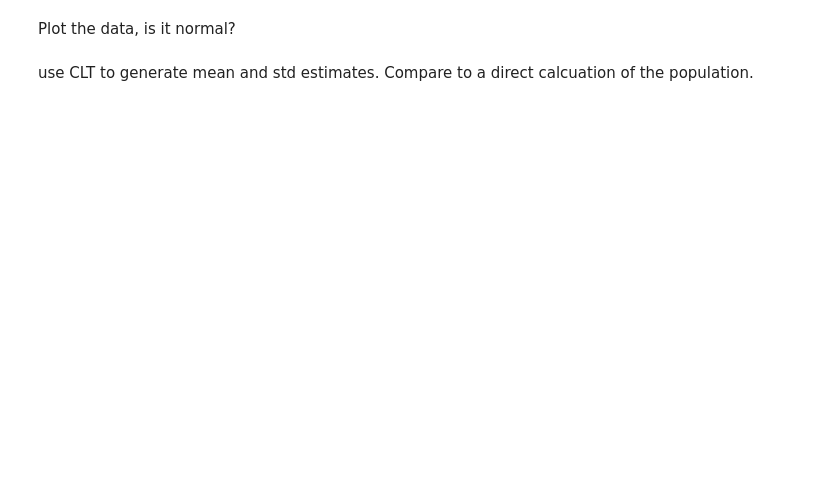
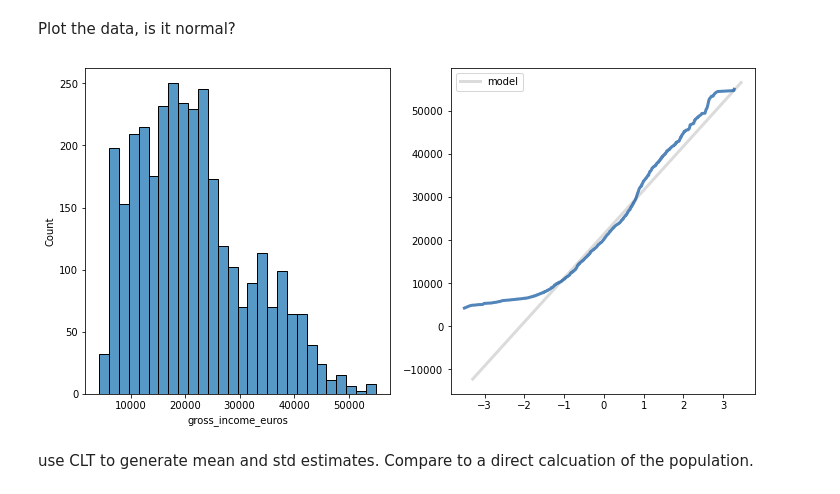
Before and after one commit to allyryry/BasicClassExamples, a Jupyter notebook: 026_Central_Limit_Theorem.ipynb, the cells around one changed output. Saved outputs shown, nothing was run; the diff lists cells and outputs as text; code cells hidden in the pictures; blank space fills up the shorter version.

```diff
--- a/026_Central_Limit_Theorem.ipynb
+++ b/026_Central_Limit_Theorem.ipynb
@@ -170,2 +247,11 @@ Plot the data, is it normal?
+# %%
+#Plot Distribution
+thinkplot.PrePlot(2,1,2)
+sns.histplot(df_sal["gross_income_euros"])
+thinkplot.SubPlot(2)
+thinkstats2.NormalProbabilityPlot(df_sal["gross_income_euros"])
+thinkplot.Config()
+# %% [output]
+[figure, added]
 # %% [markdown]
 use CLT to generate mean and std estimates. Compare to a direct calcuation of the population.
```
Also changed, not shown: parts of 22 cells of this notebook, 1 other file.
